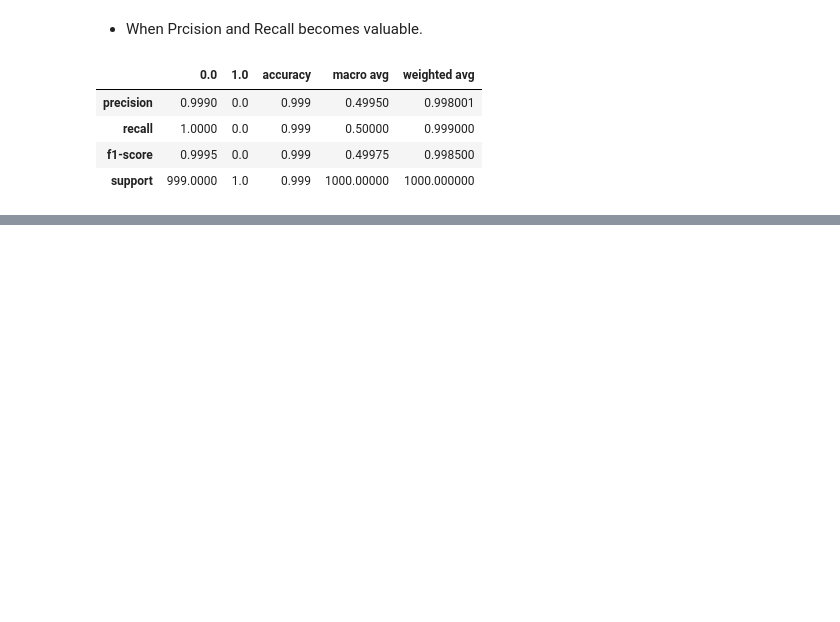
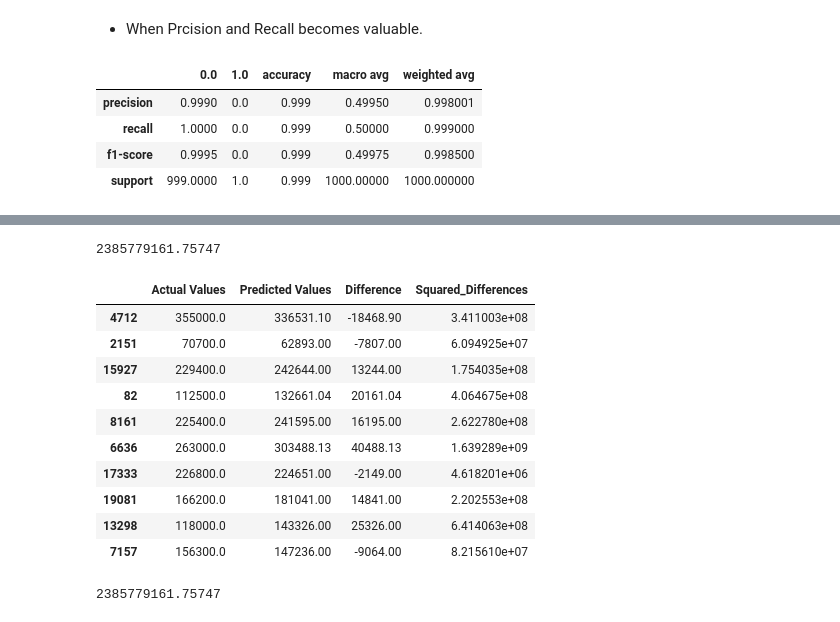
Before and after one commit to bhagya777/Machine-Learning, a Jupyter notebook: Scikit-learn.ipynb, the cells around one changed output, grey strips where cells are left out. Cells and saved outputs as stored; diff of their text form; code cells hidden in the pictures; blank space fills up the shorter version.

```diff
--- a/Scikit-learn.ipynb
+++ b/Scikit-learn.ipynb
@@ -1156,0 +1166,12 @@ pd.DataFrame(classification_report(disease_true,disease_preds,output_dict=True))
+# %%
+np.random.seed(1)
+x=housing_df.drop("medianHouseValue",axis=1)
+y=housing_df['medianHouseValue']
+
+from sklearn.model_selection import train_test_split
+x_train,x_test,y_train,y_test=train_test_split(x,y,test_size=0.2)
+
+from sklearn.ensemble import RandomForestRegressor
+model=RandomForestRegressor()
+model.fit(x_train,y_train)
+model.score(x_test,y_test)
@@ -1156,0 +1208,5 @@ pd.DataFrame(classification_report(disease_true,disease_preds,output_dict=True))
+# %%
+from sklearn.metrics import mean_absolute_error
+
+y_preds=model.predict(x_test)
+mean_absolute_error(y_true=y_test,y_pred=y_preds)
@@ -1156,0 +1215,4 @@ pd.DataFrame(classification_report(disease_true,disease_preds,output_dict=True))
+# %%
+df=pd.DataFrame(data={"Actual Values":y_test,"Predicted Values":y_preds})
+df["Difference"]=df['Predicted Values']-df['Actual Values']
+df.head(10)
@@ -1156,0 +1241,26 @@ pd.DataFrame(classification_report(disease_true,disease_preds,output_dict=True))
+# %%
+from sklearn.metrics import mean_squared_error
+
+y_preds=model.predict(x_test)
+mean_squared_error(y_true=y_test,y_pred=y_preds)
+# %% [output]
+2385779161.75747
+# %%
+df["Squared_Differences"]=np.square(df['Difference'])  #Can be done using "**" also.
+df.head(10)
+# %% [output]
+|  | Actual Values | Predicted Values | Difference | Squared_Differences |
+| 4712 | 355000.0 | 336531.10 | -18468.90 | 3.411003e+08 |
+| 2151 | 70700.0 | 62893.00 | -7807.00 | 6.094925e+07 |
+| 15927 | 229400.0 | 242644.00 | 13244.00 | 1.754035e+08 |
+| 82 | 112500.0 | 132661.04 | 20161.04 | 4.064675e+08 |
+| 8161 | 225400.0 | 241595.00 | 16195.00 | 2.622780e+08 |
+| 6636 | 263000.0 | 303488.13 | 40488.13 | 1.639289e+09 |
+| 17333 | 226800.0 | 224651.00 | -2149.00 | 4.618201e+06 |
+| 19081 | 166200.0 | 181041.00 | 14841.00 | 2.202553e+08 |
+| 13298 | 118000.0 | 143326.00 | 25326.00 | 6.414063e+08 |
+| 7157 | 156300.0 | 147236.00 | -9064.00 | 8.215610e+07 |
+# %%
+df['Squared_Differences'].mean()
+# %% [output]
+2385779161.75747
```
Also changed, not shown: parts of 19 cells of this notebook.
